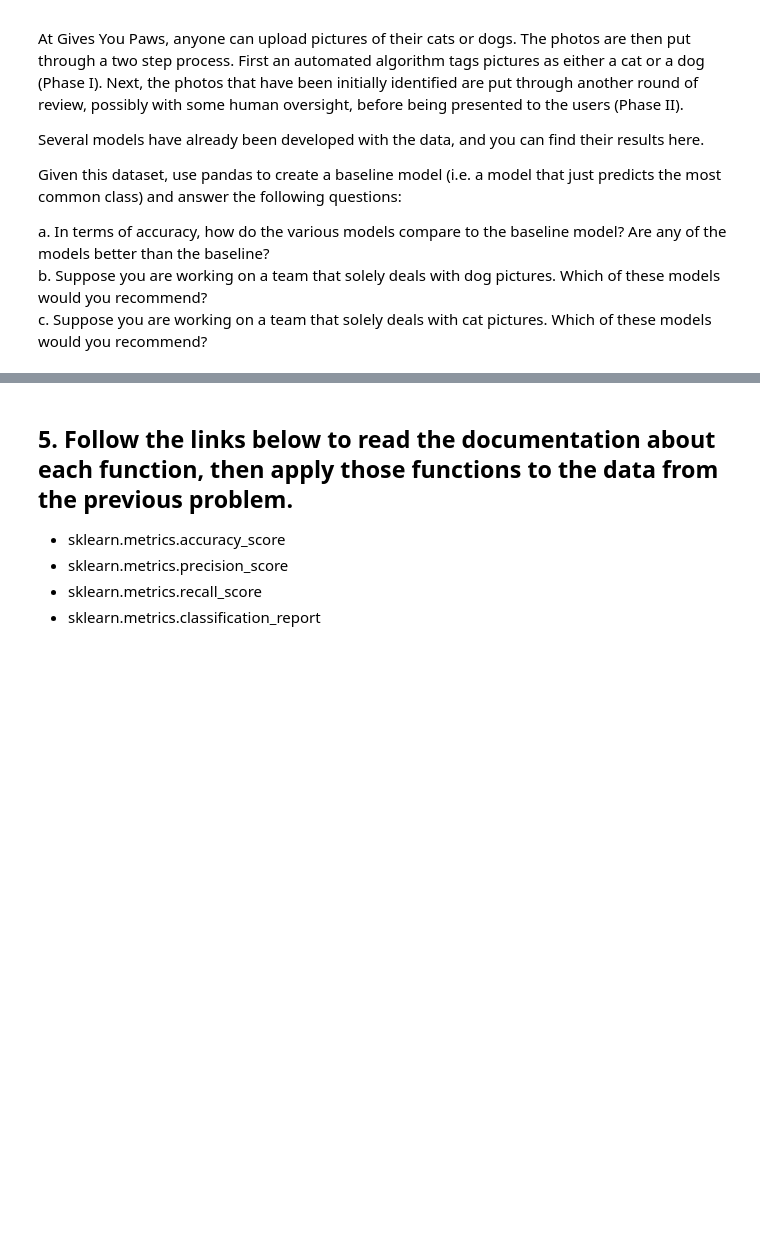
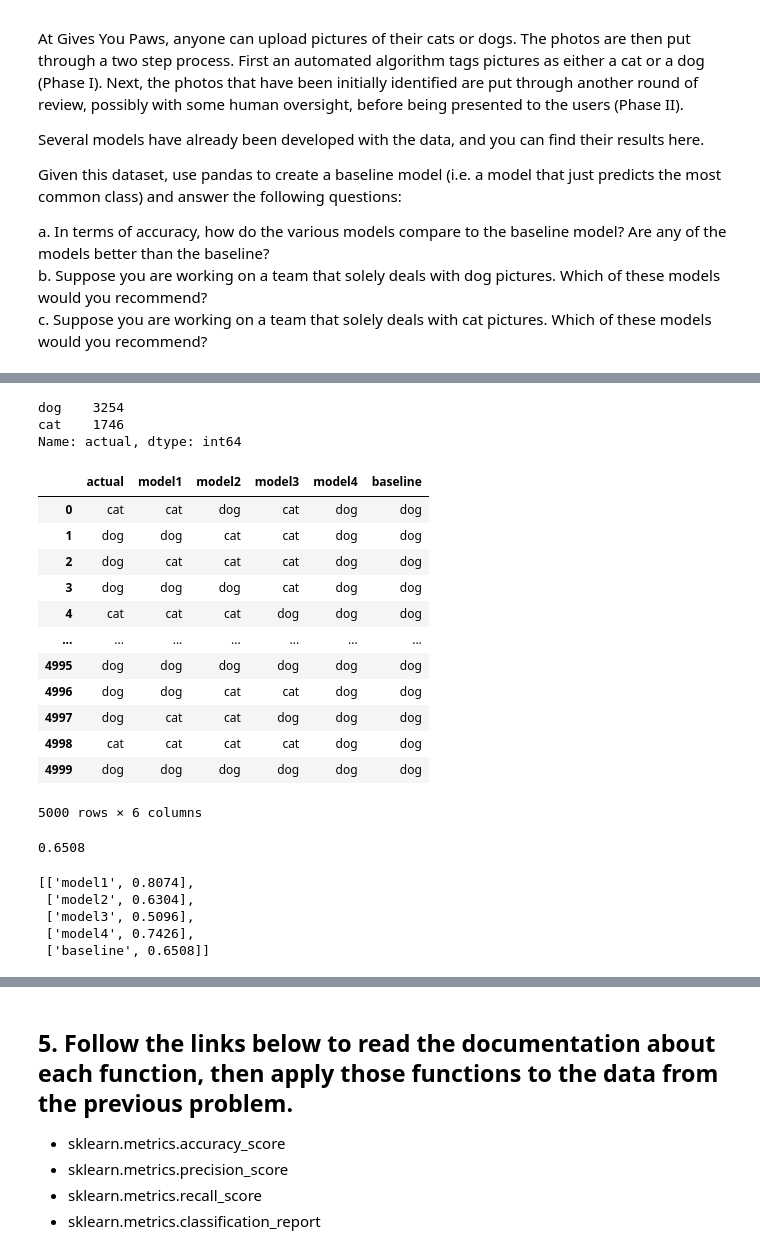
Before and after one commit to nicolas-angarita/classification-exercises, a Jupyter notebook: model_evaluation.ipynb, the cells around one changed output, grey strips where cells are left out. Cells and saved outputs as stored; diff of their text form; code cells hidden in the pictures; blank space fills up the shorter version.

```diff
--- a/model_evaluation.ipynb
+++ b/model_evaluation.ipynb
@@ -36,3 +199,6 @@ Given this dataset, use pandas to create a baseline model (i.e. a model that jus
  a. In terms of accuracy, how do the various models compare to the baseline model? Are any of the models better than the baseline?<br>
  b. Suppose you are working on a team that solely deals with dog pictures. Which of these models would you recommend?<br>
  c. Suppose you are working on a team that solely deals with cat pictures. Which of these models would you recommend?<br>
+# %%
+df = pd.read_csv('gives_you_paws.csv')
+df.head()
@@ -38,0 +212,41 @@ Given this dataset, use pandas to create a baseline model (i.e. a model that jus
+# %%
+df.actual.value_counts()
+# %% [output]
+dog    3254
+cat    1746
+Name: actual, dtype: int64
+# %%
+df['baseline'] = df.actual.value_counts().idxmax()
+df
+# %% [output]
+|  | actual | model1 | model2 | model3 | model4 | baseline |
+| 0 | cat | cat | dog | cat | dog | dog |
+| 1 | dog | dog | cat | cat | dog | dog |
+| 2 | dog | cat | cat | cat | dog | dog |
+| 3 | dog | dog | dog | cat | dog | dog |
+| 4 | cat | cat | cat | dog | dog | dog |
+| ... | ... | ... | ... | ... | ... | ... |
+| 4995 | dog | dog | dog | dog | dog | dog |
+| 4996 | dog | dog | cat | cat | dog | dog |
+| 4997 | dog | cat | cat | dog | dog | dog |
+| 4998 | cat | cat | cat | cat | dog | dog |
+| 4999 | dog | dog | dog | dog | dog | dog |
+5000 rows × 6 columns
+# %%
+(df.actual == df.baseline).mean()
+# %% [output]
+0.6508
+# %%
+model_accuracy = []
+
+for model in df.columns[1:]:
+    accuracy = (df.actual == df[model]).mean()
+    model_accuracy.append([model, accuracy])
+
+model_accuracy
+# %% [output]
+[['model1', 0.8074],
+ ['model2', 0.6304],
+ ['model3', 0.5096],
+ ['model4', 0.7426],
+ ['baseline', 0.6508]]
```
Also changed, not shown: parts of 33 cells of this notebook, 1 other file.
